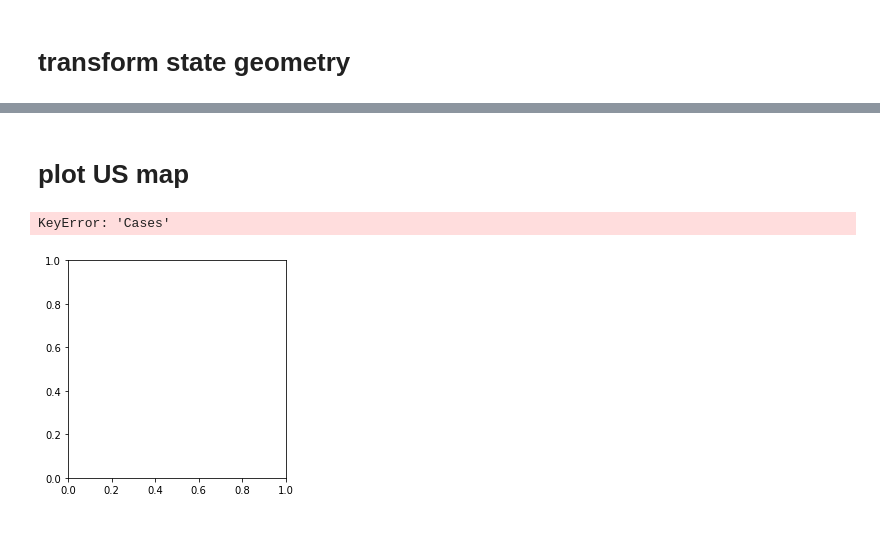
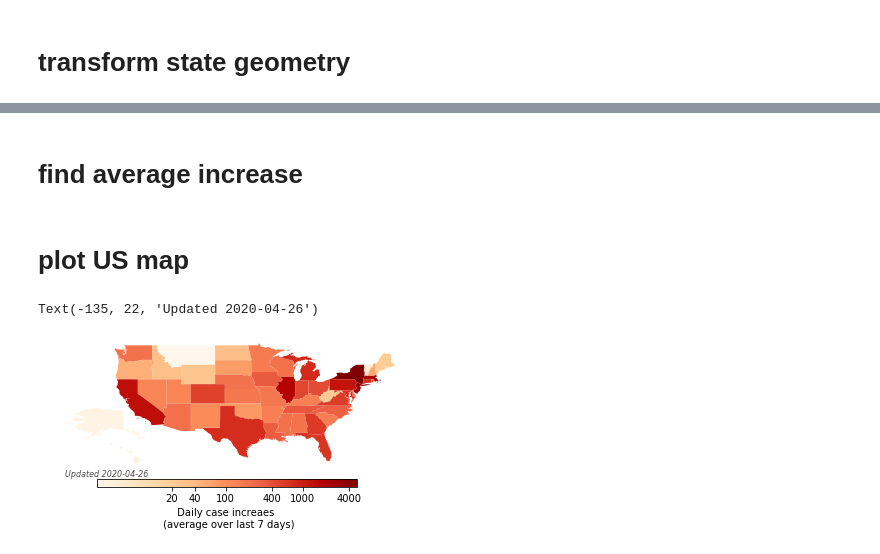
Before and after one commit to tlmohren/Covid19_analysis, a Jupyter notebook: notebooks/JHUdata_state_map.ipynb, the cells around one changed output, grey strips where cells are left out. Saved outputs shown, nothing was run; the diff lists cells and outputs as text; code cells hidden in the pictures.

```diff
--- a/notebooks/JHUdata_state_map.ipynb
+++ b/notebooks/JHUdata_state_map.ipynb
@@ -106,2 +42,8 @@ df_US.head()
+# %%
+daily_path = r'D:\Code_projects\Covid19_analysis\COVID-19\csse_covid_19_data\csse_covid_19_daily_reports'
+daily_path_us = r'D:\Code_projects\Covid19_analysis\COVID-19\csse_covid_19_data\csse_covid_19_daily_reports_us'
+
+df_daily = dp.load_daily_reports(daily_path, daily_path_us)
+df_state = dp.process_daily_data( df_daily )
 # %% [markdown]
 # transform state geometry
@@ -248,42 +75,56 @@ df_US.head()
+# %% [markdown]
+# find average increase
+# %%
+US['average_increase']=0
+
+dates = df_state['Date'].sort_values().unique()
+
+for state in US['STATE_NAME'].unique():
+
+    in_state = df_state['State'] == state
+    bool_date = df_state['Date'] == dates[-1]
+    bool_prior = df_state['Date'] == dates[-7]
+
+    if (np.sum(bool_date&in_state) > 0) & (np.sum(bool_prior&in_state) > 0):
+        cases_date = df_state.loc[bool_date&in_state,'Confirmed'].values
+        cases_prior = df_state.loc[bool_prior&in_state,'Confirmed'].values
+        latest_cases = (cases_date-cases_prior)/7
+    else:
+        latest_cases = 2
+
+    bool_US_state = US['STATE_NAME'] == state
+    US.loc[bool_US_state,'average_increase'] = np.log(latest_cases)
 # %% [markdown]
 # plot US map
 # %%
-# fig, ax = plt.subplots(1,1 ,figsize=(15,8))
 fig, ax = plt.subplots(1,1 ,figsize=half_w )
 
-
-wp = US.plot(column='Cases', ax=ax, cmap='OrRd'   );
+wp = US.plot(column='average_increase', ax=ax, cmap='OrRd'   );
 
 wp.set_xbound(-135,-66)
 wp.set_ybound(20,49.5)
 
-
-vmin =    US['Cases'].min()
-vmax =  ( US['Cases'].max() )
+vmin =    US['average_increase'].min()
+vmax =  ( US['average_increase'].max() )
 
 sm = plt.cm.ScalarMappable(cmap='OrRd', norm=plt.Normalize(vmin=vmin, vmax=vmax))
 
-
-
-
-# fake up the array of the scalar mappable. Urgh...
 sm._A = []
 cax = fig.add_axes([0.2, 0.25, 0.6, 0.03])
 cb = fig.colorbar(sm, cax=cax, orientation='horizontal')
 
 
 # tick_array =  [1,10,100,1000,10000,10000]
-tick_array =  [20,40,100,400,1000,4000,10000 ]
+tick_array =  [20,40,100,400,1000,4000,10000,20000,40000 ]
 log_cases = np.log( tick_array  )
 cb.set_ticks( log_cases )
 cb.set_ticklabels( tick_array)
 cb.set_label(' Daily case increaes  \n (average over last 7 days)')
 
 ax.axis("off")
 
-
-ax.annotate('Updated '+str( df_US['Date'].iloc[-1]),
+ax.annotate('Updated '+str( df_state['Date'].iloc[-1]),
             [-135,22 ], color=[.3,.3,.3], style='italic',fontsize=8)
 # %% [output]
-KeyError: 'Cases'
+Text(-135, 22, 'Updated 2020-04-26')
-[figure, old version]
+[figure, new version]
```
Also changed, not shown: parts of 12 cells of this notebook, 2 other files.
